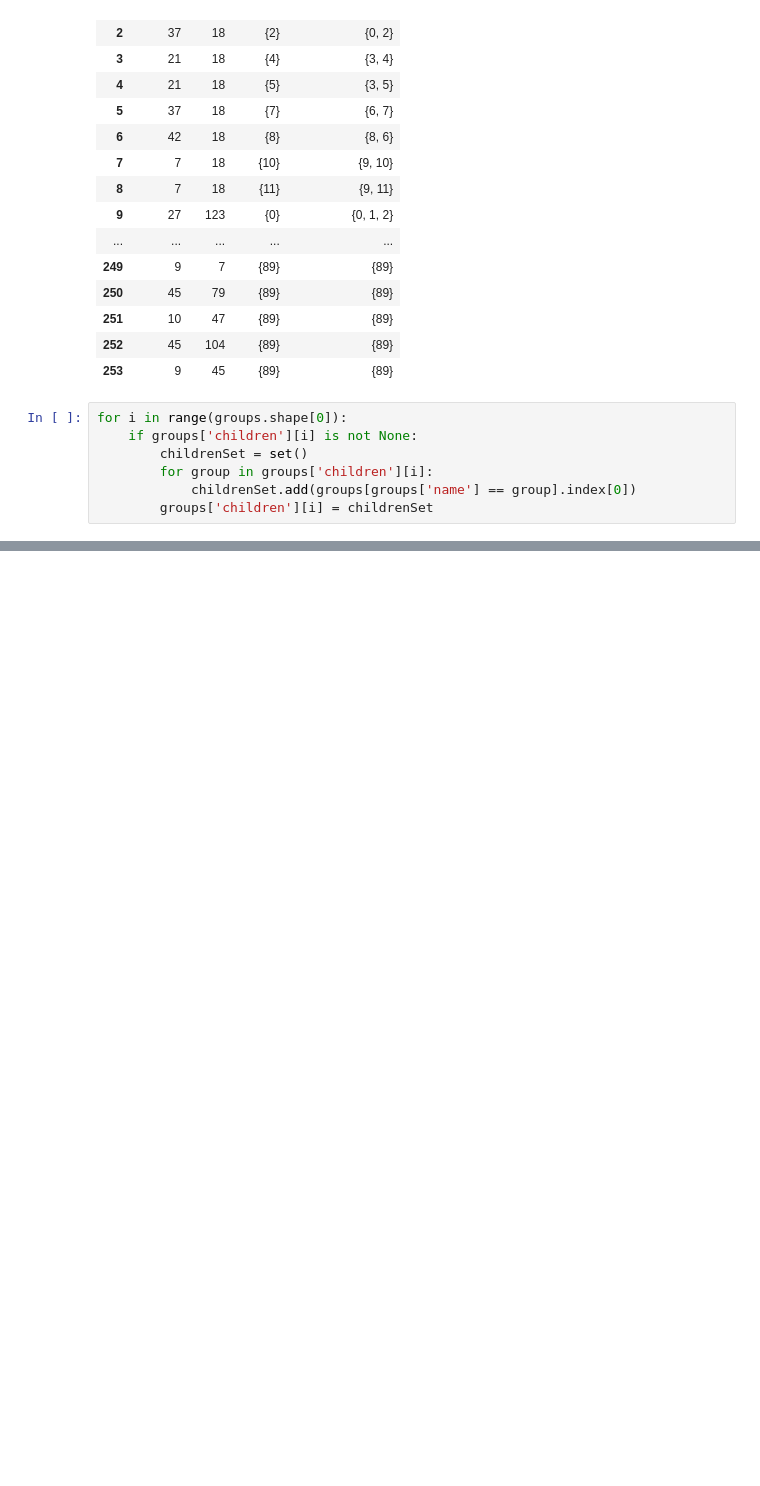
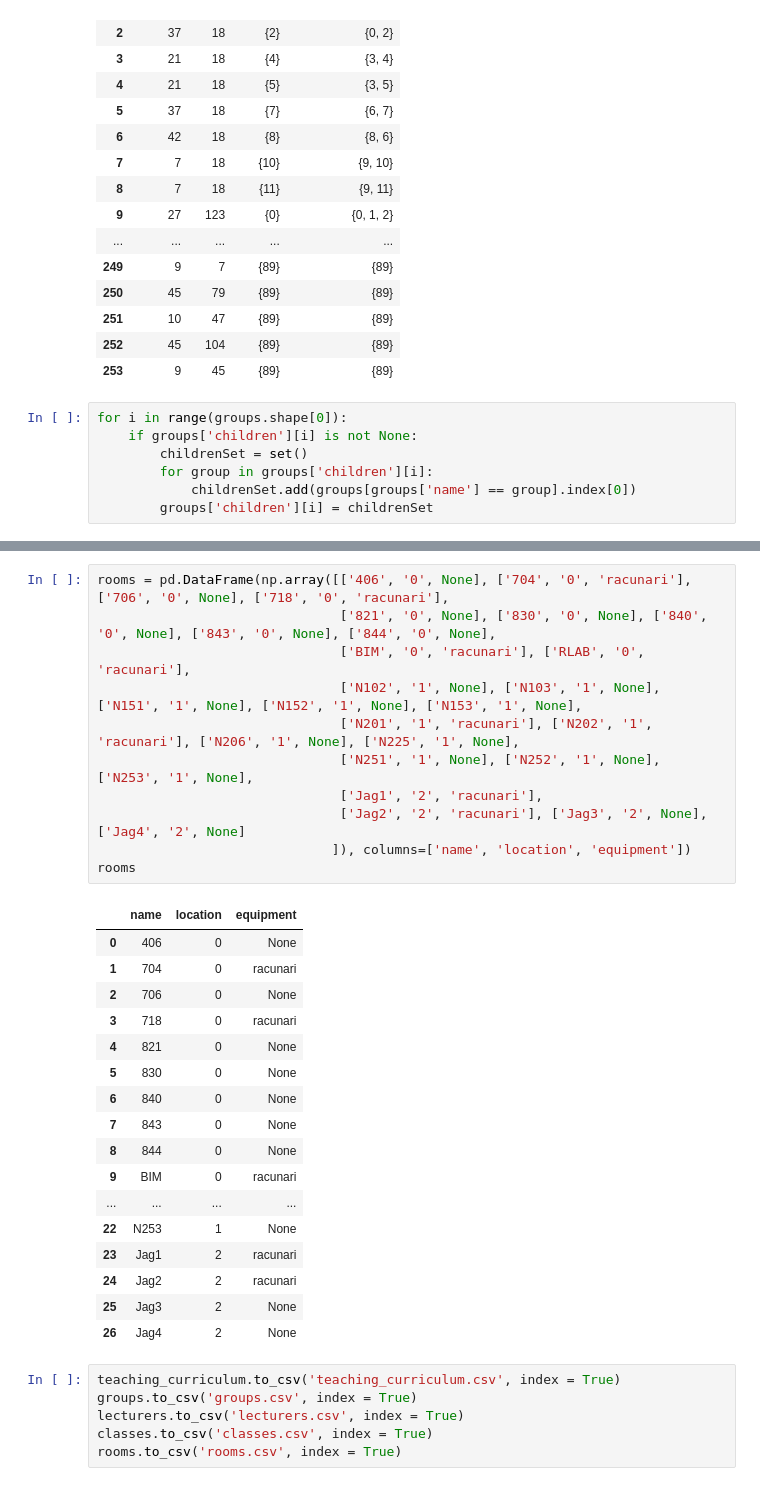
Before and after one commit to PetarZecevic97/automatic-timetable-generation, a Jupyter notebook: preprocessing.ipynb, the cells around one changed output, grey strips where cells are left out. Cells and saved outputs as stored; diff of their text form; blank space fills up the shorter version.

```diff
--- a/preprocessing.ipynb
+++ b/preprocessing.ipynb
@@ -530,0 +545,35 @@ groups
+# %%
+rooms = pd.DataFrame(np.array([['406', '0', None], ['704', '0', 'racunari'], ['706', '0', None], ['718', '0', 'racunari'],
+                               ['821', '0', None], ['830', '0', None], ['840', '0', None], ['843', '0', None], ['844', '0', None],
+                               ['BIM', '0', 'racunari'], ['RLAB', '0', 'racunari'],
+                               ['N102', '1', None], ['N103', '1', None], ['N151', '1', None], ['N152', '1', None], ['N153', '1', None],
+                               ['N201', '1', 'racunari'], ['N202', '1', 'racunari'], ['N206', '1', None], ['N225', '1', None],
+                               ['N251', '1', None], ['N252', '1', None], ['N253', '1', None],
+                               ['Jag1', '2', 'racunari'],
+                               ['Jag2', '2', 'racunari'], ['Jag3', '2', None], ['Jag4', '2', None]
+                              ]), columns=['name', 'location', 'equipment'])
+rooms
+# %% [output]
+|  | name | location | equipment |
+| 0 | 406 | 0 | None |
+| 1 | 704 | 0 | racunari |
+| 2 | 706 | 0 | None |
+| 3 | 718 | 0 | racunari |
+| 4 | 821 | 0 | None |
+| 5 | 830 | 0 | None |
+| 6 | 840 | 0 | None |
+| 7 | 843 | 0 | None |
+| 8 | 844 | 0 | None |
+| 9 | BIM | 0 | racunari |
+| ... | ... | ... | ... |
+| 22 | N253 | 1 | None |
+| 23 | Jag1 | 2 | racunari |
+| 24 | Jag2 | 2 | racunari |
+| 25 | Jag3 | 2 | None |
+| 26 | Jag4 | 2 | None |
+# %%
+teaching_curriculum.to_csv('teaching_curriculum.csv', index = True)
+groups.to_csv('groups.csv', index = True)
+lecturers.to_csv('lecturers.csv', index = True)
+classes.to_csv('classes.csv', index = True)
+rooms.to_csv('rooms.csv', index = True)
```
Also changed, not shown: parts of 6 cells of this notebook, 5 other files.
